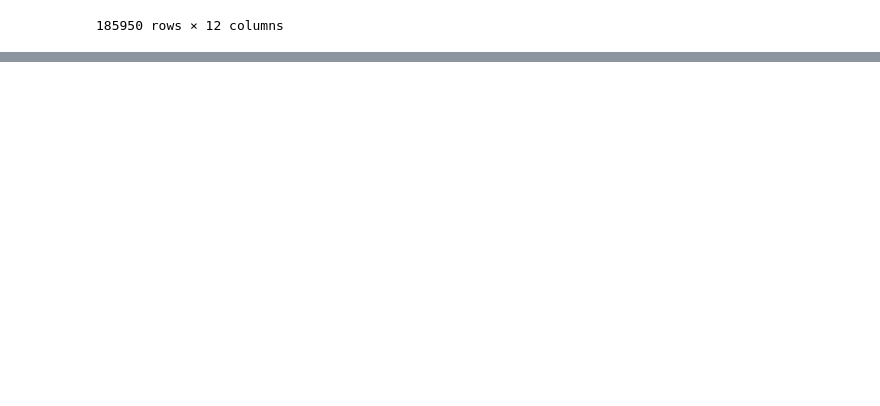
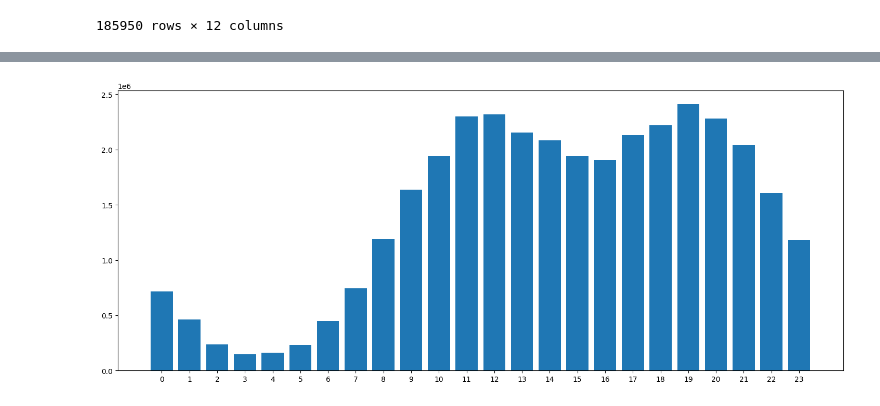
Before and after one commit to amanrajtharani/projs, a Jupyter notebook: data science project/sales.ipynb, the cells around one changed output, grey strips where cells are left out. Cells and saved outputs as stored; diff of their text form; code cells hidden in the pictures; blank space fills up the shorter version.

```diff
--- a/data science project/sales.ipynb
+++ b/data science project/sales.ipynb
@@ -123,3 +123,6 @@ plt.bar(st.index,st.values)
 plt.show()
 # %% [output]
 [figure]
+# %%
+data.dropna(inplace=True)
+data.isnull().sum()
@@ -144,0 +169,9 @@ data
+# %%
+salebyhr = data.groupby('hours')['sales'].sum()
+plt.figure(figsize=(18,7))
+time = range(0,24)
+plt.xticks(time)
+plt.bar(salebyhr.index,salebyhr.values)
+plt.show()
+# %% [output]
+[figure, added]
```
Also changed, not shown: parts of 3 cells of this notebook.
